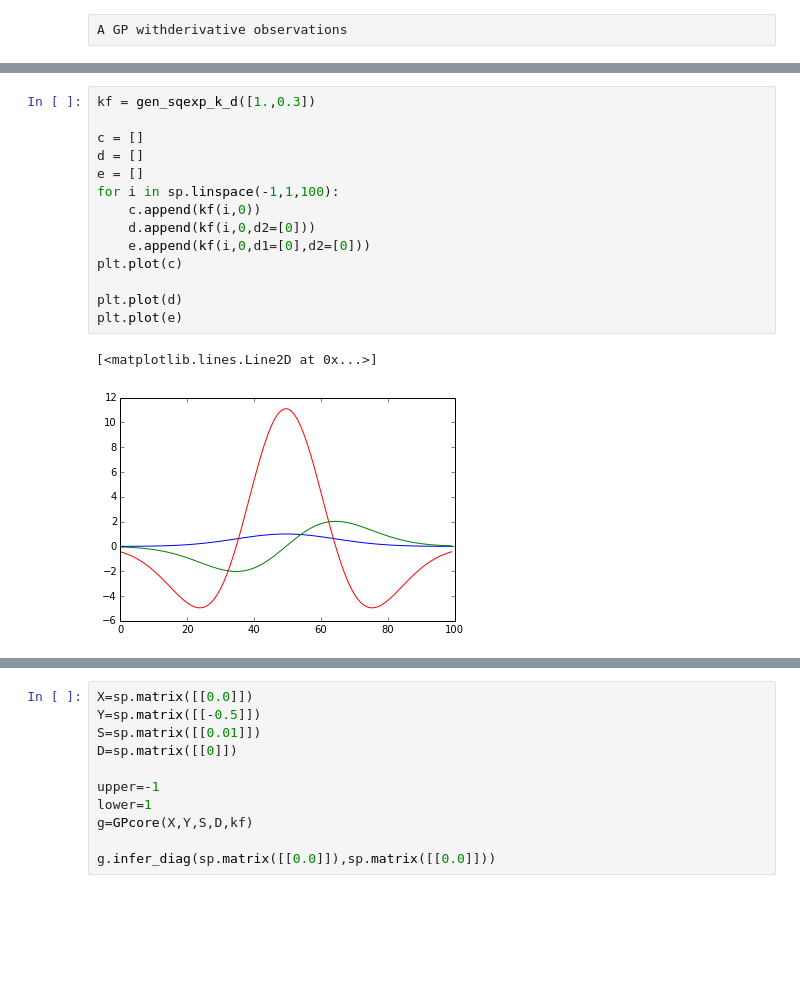
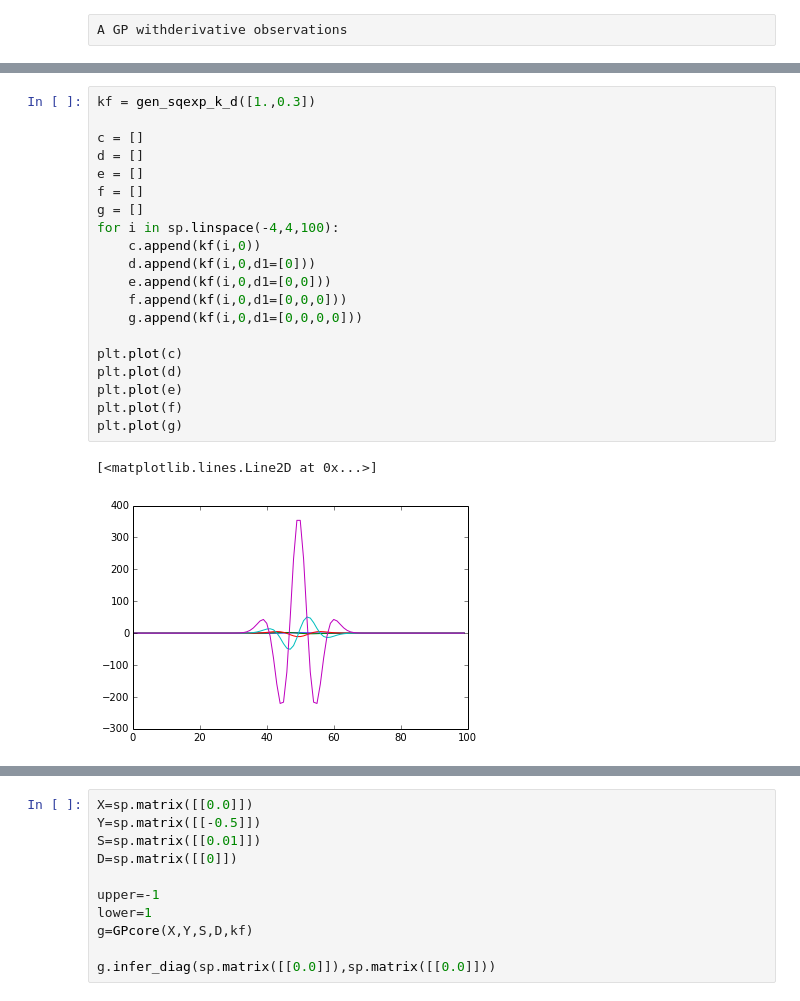
Before and after one commit to markm541374/ES, a Jupyter notebook: GPderivative.ipynb, the cells around one changed output, grey strips where cells are left out. Cells and saved outputs as stored; diff of their text form; blank space fills up the shorter version.

```diff
--- a/GPderivative.ipynb
+++ b/GPderivative.ipynb
@@ -389,20 +344,26 @@ def foo(theta,x1,x2,d1=[sp.NaN],d2=[sp.NaN]):
 # %%
 kf = gen_sqexp_k_d([1.,0.3])
 
 c = []
 d = []
 e = []
-for i in sp.linspace(-1,1,100):
+f = []
+g = []
+for i in sp.linspace(-4,4,100):
     c.append(kf(i,0))
-    d.append(kf(i,0,d2=[0]))
-    e.append(kf(i,0,d1=[0],d2=[0]))
+    d.append(kf(i,0,d1=[0]))
+    e.append(kf(i,0,d1=[0,0]))
+    f.append(kf(i,0,d1=[0,0,0]))
+    g.append(kf(i,0,d1=[0,0,0,0]))
+
 plt.plot(c)
-
 plt.plot(d)
 plt.plot(e)
+plt.plot(f)
+plt.plot(g)
 # %% [output]
 [<matplotlib.lines.Line2D at 0x...>]
-[figure, old version]
+[figure, new version]
 # %%
 #X=sp.matrix([[ 0.67895442],    [-0.34853386],[0.0],[0.1]])
 #Y=sp.matrix([[-0.11151686],    [ 0.67308501],[1.0],[-2.0]])
```
Also changed, not shown: parts of 4 cells of this notebook.
